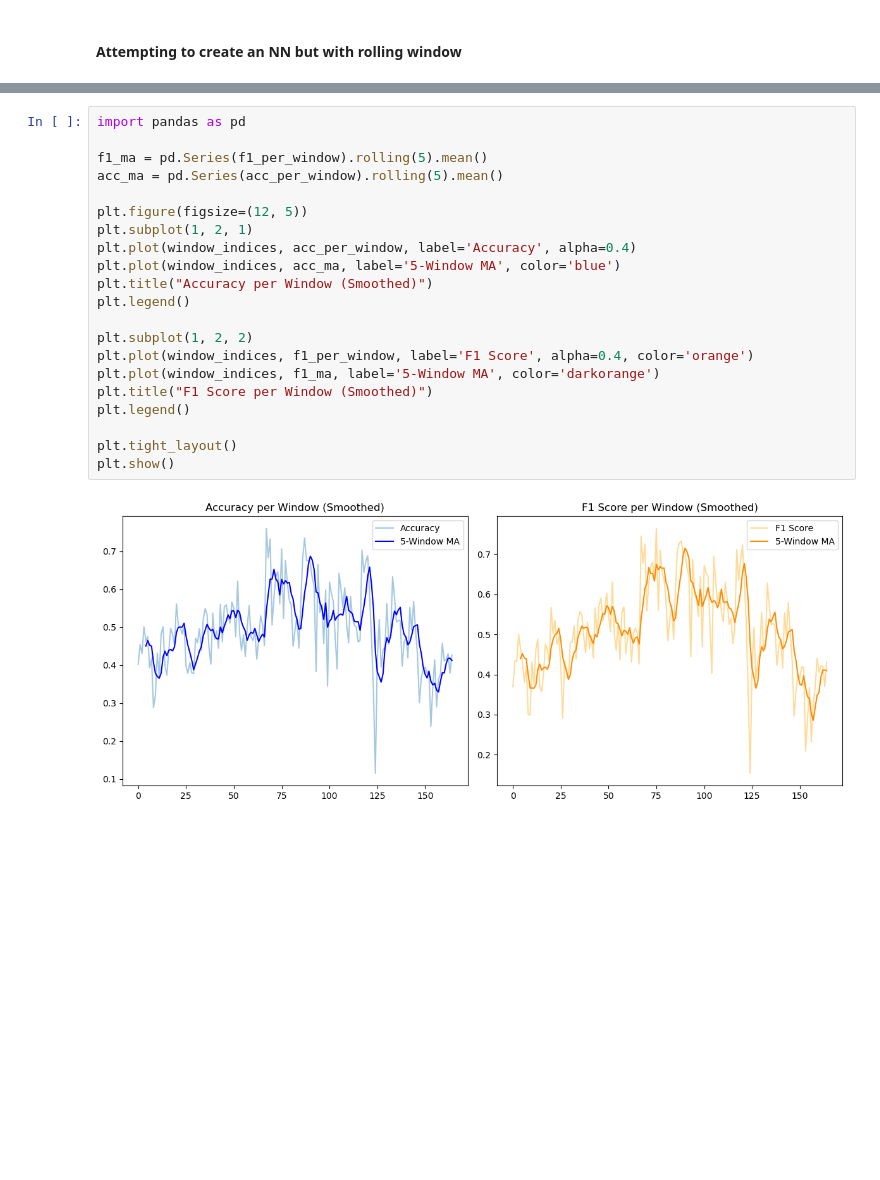
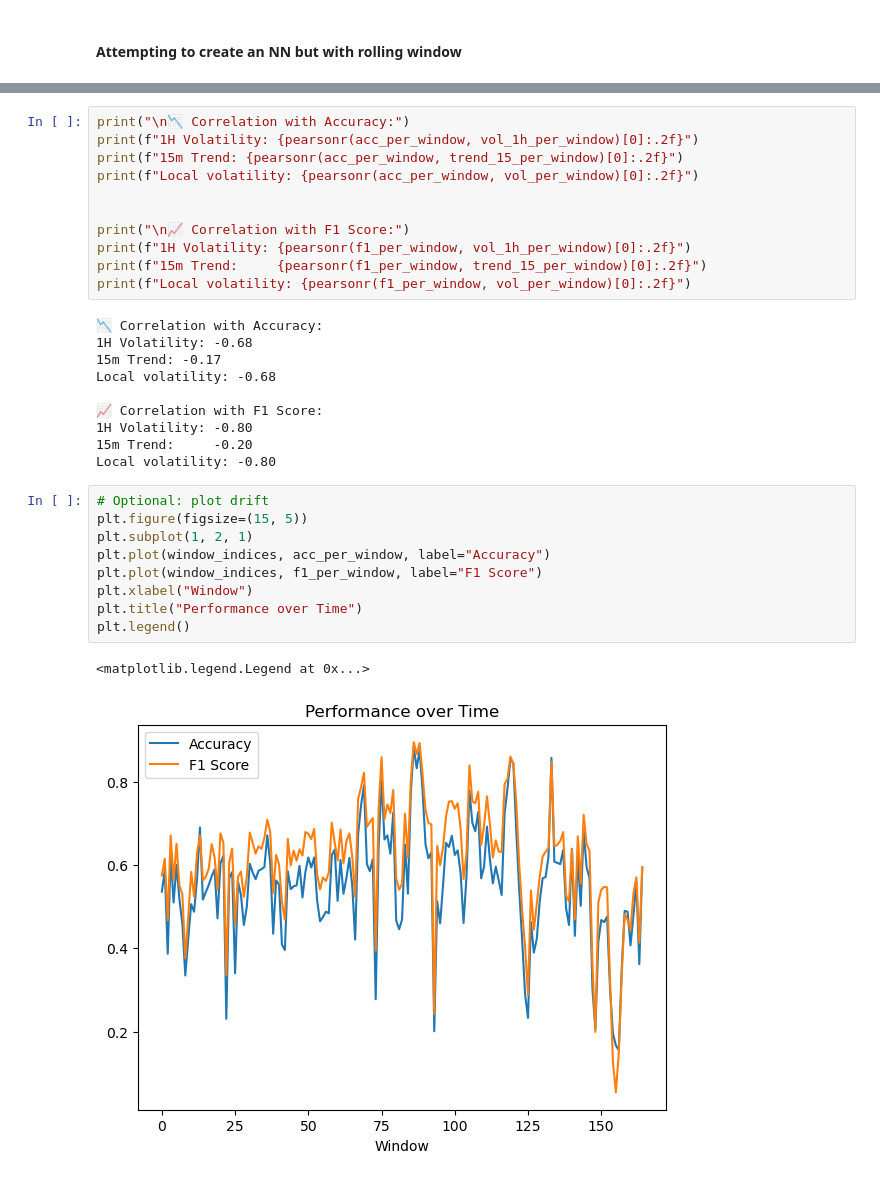
Before and after one commit to MartimMG/QuantTrade, a Jupyter notebook: neural_net.ipynb, the cells around one changed output, grey strips where cells are left out. Drawn from its saved outputs; the diff is of its cells as text; blank space fills up the shorter version.

Commit message:
sliding window with plots

```diff
--- a/neural_net.ipynb
+++ b/neural_net.ipynb
@@ -296,23 +258,33 @@ Window 164: F1 = 0.4313, Accuracy = 0.4270
 # %%
-import pandas as pd
+print("\n📉 Correlation with Accuracy:")
+print(f"1H Volatility: {pearsonr(acc_per_window, vol_1h_per_window)[0]:.2f}")
+print(f"15m Trend: {pearsonr(acc_per_window, trend_15_per_window)[0]:.2f}")
+print(f"Local volatility: {pearsonr(acc_per_window, vol_per_window)[0]:.2f}")
 
-f1_ma = pd.Series(f1_per_window).rolling(5).mean()
-acc_ma = pd.Series(acc_per_window).rolling(5).mean()
 
-plt.figure(figsize=(12, 5))
-plt.subplot(1, 2, 1)
-plt.plot(window_indices, acc_per_window, label='Accuracy', alpha=0.4)
-plt.plot(window_indices, acc_ma, label='5-Window MA', color='blue')
-plt.title("Accuracy per Window (Smoothed)")
-plt.legend()
-
-plt.subplot(1, 2, 2)
-plt.plot(window_indices, f1_per_window, label='F1 Score', alpha=0.4, color='orange')
-plt.plot(window_indices, f1_ma, label='5-Window MA', color='darkorange')
-plt.title("F1 Score per Window (Smoothed)")
-plt.legend()
-
-plt.tight_layout()
-plt.show()
+print("\n📈 Correlation with F1 Score:")
+print(f"1H Volatility: {pearsonr(f1_per_window, vol_1h_per_window)[0]:.2f}")
+print(f"15m Trend:     {pearsonr(f1_per_window, trend_15_per_window)[0]:.2f}")
+print(f"Local volatility: {pearsonr(f1_per_window, vol_per_window)[0]:.2f}")
 # %% [output]
-[figure, removed]
+📉 Correlation with Accuracy:
+1H Volatility: -0.68
+15m Trend: -0.17
+Local volatility: -0.68
+
+📈 Correlation with F1 Score:
+1H Volatility: -0.80
+15m Trend:     -0.20
+Local volatility: -0.80
+# %%
+# Optional: plot drift
+plt.figure(figsize=(15, 5))
+plt.subplot(1, 2, 1)
+plt.plot(window_indices, acc_per_window, label="Accuracy")
+plt.plot(window_indices, f1_per_window, label="F1 Score")
+plt.xlabel("Window")
+plt.title("Performance over Time")
+plt.legend()
+# %% [output]
+<matplotlib.legend.Legend at 0x...>
+[figure, added]
```
Also changed, not shown: parts of 9 cells of this notebook, 3 other files.
